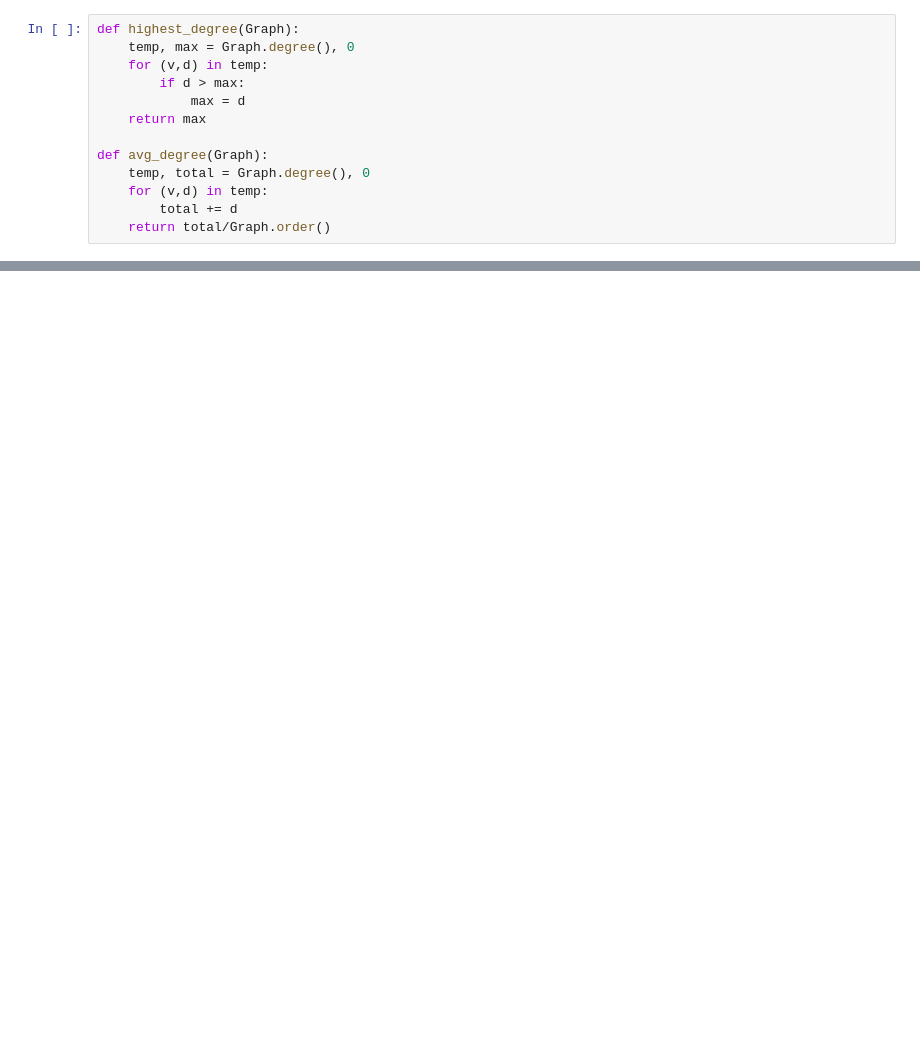
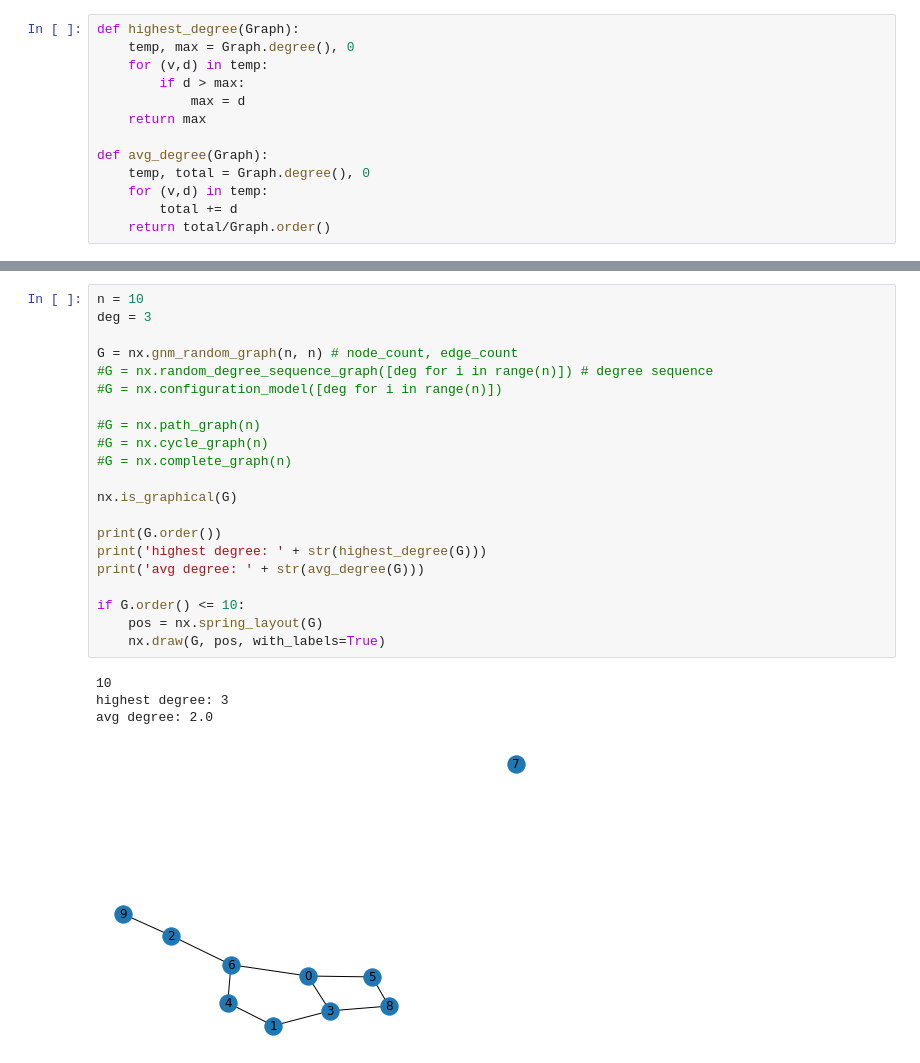
Before and after one commit to chiefdondjeu/REU, a Jupyter notebook: SA_GC.ipynb, the cells around one changed output, grey strips where cells are left out. Saved outputs shown, nothing was run; the diff lists cells and outputs as text; blank space fills up the shorter version.

```diff
--- a/SA_GC.ipynb
+++ b/SA_GC.ipynb
@@ -83,6 +73,32 @@ def anneal(Graph, colors):
             current_state[vertex] = orig_color
         current_temp -= alpha
     return solution
+# %%
+n = 10
+deg = 3
+
+G = nx.gnm_random_graph(n, n) # node_count, edge_count
+#G = nx.random_degree_sequence_graph([deg for i in range(n)]) # degree sequence
+#G = nx.configuration_model([deg for i in range(n)])
+
+#G = nx.path_graph(n)
+#G = nx.cycle_graph(n)
+#G = nx.complete_graph(n)
+
+nx.is_graphical(G)
+
+print(G.order())
+print('highest degree: ' + str(highest_degree(G)))
+print('avg degree: ' + str(avg_degree(G)))
+
+if G.order() <= 10:
+    pos = nx.spring_layout(G)
+    nx.draw(G, pos, with_labels=True)
+# %% [output]
+10
+highest degree: 3
+avg degree: 2.0
+[figure, added]
 # %%
 colors = color_picker(3)  # numb of possible colors (max 7)
 numb_iter = 100
```
Also changed, not shown: parts of 9 cells of this notebook.
